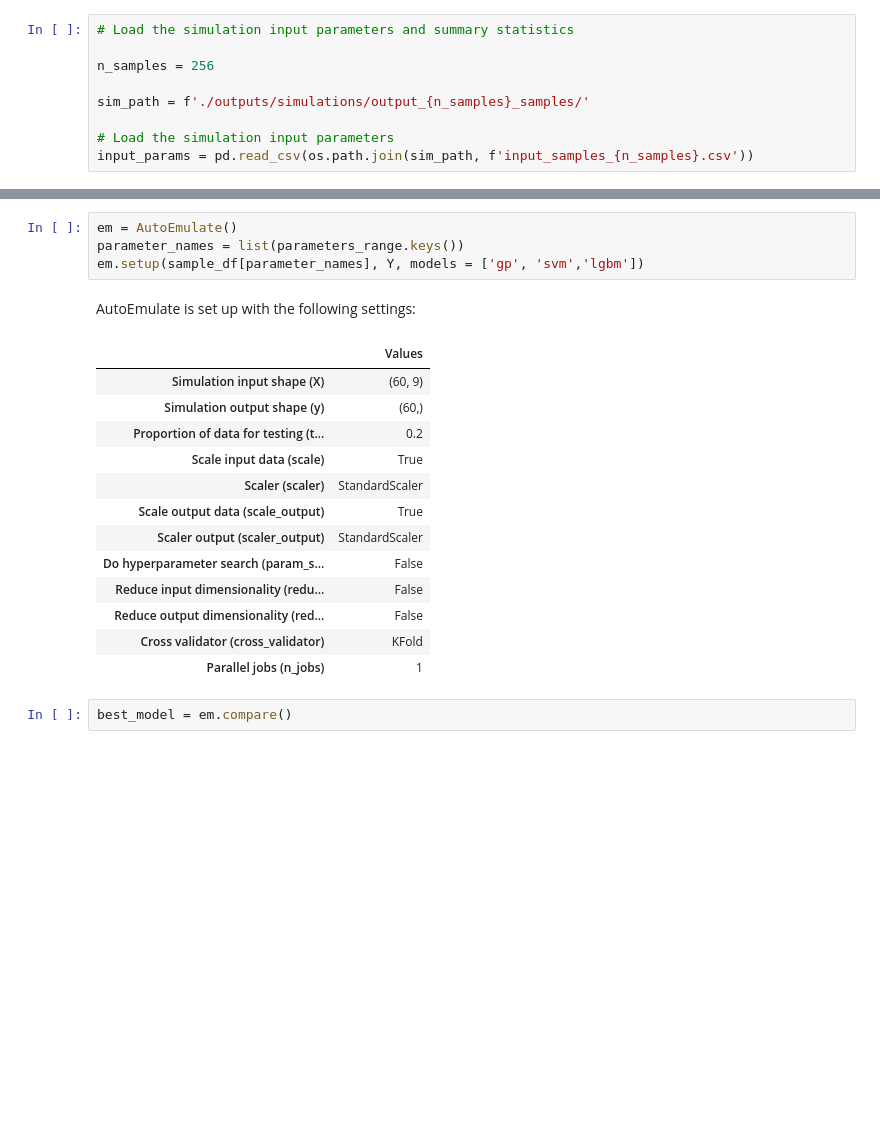
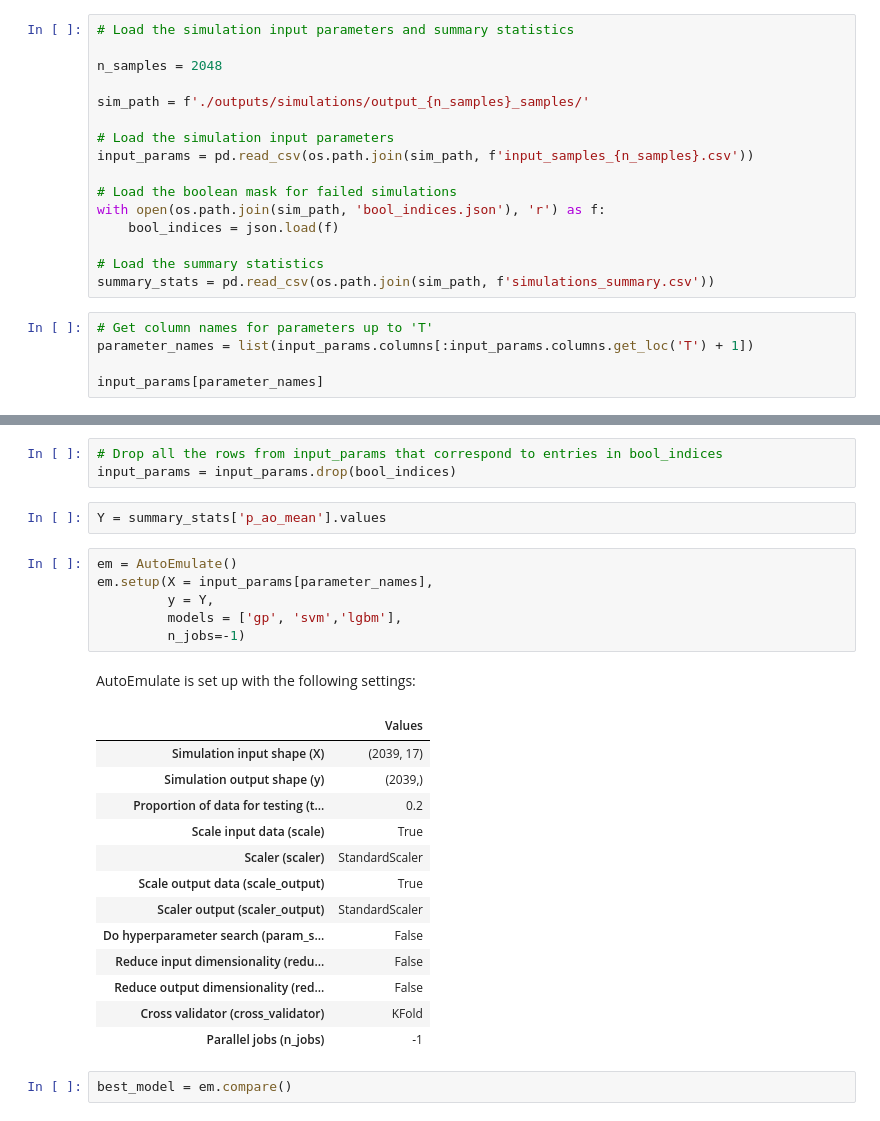
Before and after one commit to alan-turing-institute/comparative-gsa, a Jupyter notebook: sandbox/ae_naghavi.ipynb, the cells around one changed output, grey strips where cells are left out. Drawn from its saved outputs; the diff is of its cells as text; blank space fills up the shorter version.

```diff
--- a/sandbox/ae_naghavi.ipynb
+++ b/sandbox/ae_naghavi.ipynb
@@ -14,9 +16,21 @@ show_progress = False if os.getenv("JUPYTER_BOOK_BUILD", "false").lower() == "tr
 # %%
 # Load the simulation input parameters and summary statistics
 
-n_samples = 256
+n_samples = 2048
 
 sim_path = f'./outputs/simulations/output_{n_samples}_samples/'
 
 # Load the simulation input parameters
 input_params = pd.read_csv(os.path.join(sim_path, f'input_samples_{n_samples}.csv'))
+
+# Load the boolean mask for failed simulations
+with open(os.path.join(sim_path, 'bool_indices.json'), 'r') as f:
+    bool_indices = json.load(f)
+
+# Load the summary statistics
+summary_stats = pd.read_csv(os.path.join(sim_path, f'simulations_summary.csv'))
+# %%
+# Get column names for parameters up to 'T'
+parameter_names = list(input_params.columns[:input_params.columns.get_loc('T') + 1])
+
+input_params[parameter_names]
@@ -23,12 +51,19 @@ input_params = pd.read_csv(os.path.join(sim_path, f'input_samples_{n_samples}.cs
+# %%
+# Drop all the rows from input_params that correspond to entries in bool_indices
+input_params = input_params.drop(bool_indices)
+# %%
+Y = summary_stats['p_ao_mean'].values
 # %%
 em = AutoEmulate()
-parameter_names = list(parameters_range.keys())
-em.setup(sample_df[parameter_names], Y, models = ['gp', 'svm','lgbm'])
+em.setup(X = input_params[parameter_names],
+         y = Y,
+         models = ['gp', 'svm','lgbm'],
+         n_jobs=-1)
 # %% [output]
 AutoEmulate is set up with the following settings:
 |  | Values |
-| Simulation input shape (X) | (60, 9) |
-| Simulation output shape (y) | (60,) |
+| Simulation input shape (X) | (2039, 17) |
+| Simulation output shape (y) | (2039,) |
 | Proportion of data for testing (t... | 0.2 |
 | Scale input data (scale) | True |
 | Scaler (scaler) | StandardScaler |
@@ -38,7 +73,7 @@ AutoEmulate is set up with the following settings:
 | Reduce input dimensionality (redu... | False |
 | Reduce output dimensionality (red... | False |
 | Cross validator (cross_validator) | KFold |
-| Parallel jobs (n_jobs) | 1 |
+| Parallel jobs (n_jobs) | -1 |
 # %%
 best_model = em.compare()
 # %%
```
Also changed, not shown: parts of 6 cells of this notebook, 2 other files.
